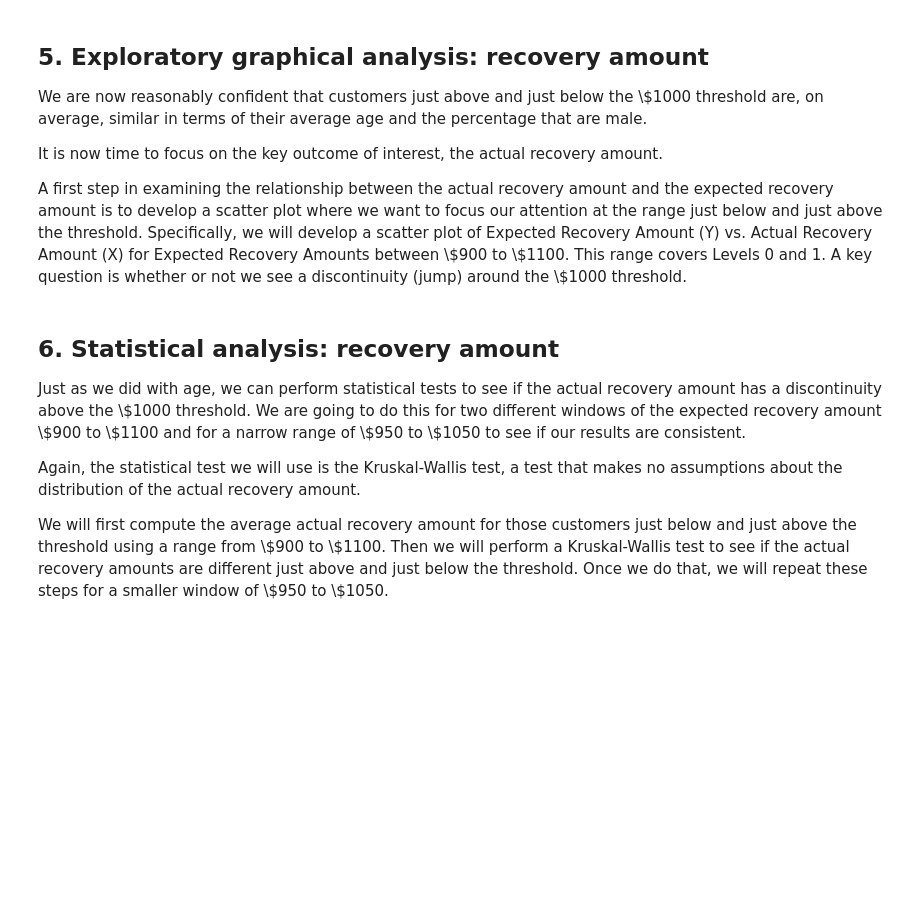
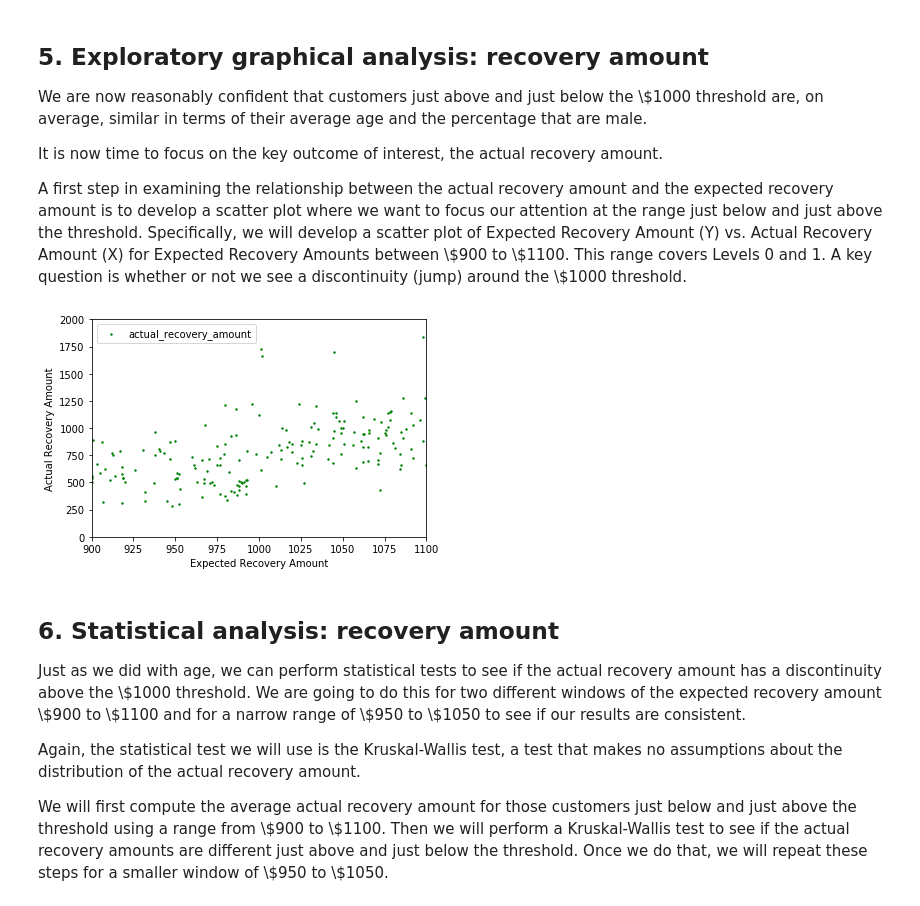
Before and after one commit to StephaniePC1/Which-Debts-Are-Worth-the-Banks-Effort, a Jupyter notebook: notebook.ipynb, the cells around one changed output. Cells and saved outputs as stored; diff of their text form; code cells hidden in the pictures; blank space fills up the shorter version.

```diff
--- a/notebook.ipynb
+++ b/notebook.ipynb
@@ -78,13 +95,15 @@ chi2_stat, p_val, dof, ex = stats.chi2_contingency(...)
 <p>A first step in examining the relationship between the actual recovery amount and the expected recovery amount is to develop a scatter plot where we want to focus our attention at the range just below and just above the threshold. Specifically, we will develop a scatter plot of Expected Recovery Amount (Y) vs. Actual Recovery Amount (X) for Expected Recovery Amounts between \$900 to \$1100.  This range covers Levels 0 and 1.  A key question is whether or not we see a discontinuity (jump) around the \$1000 threshold.</p>
 # %%
 # Scatter plot of Actual Recovery Amount vs. Expected Recovery Amount
-plt.scatter(x=df['...'], y=df['...'], c="g", s=2)
+plt.scatter(x=df['expected_recovery_amount'], y=df['actual_recovery_amount'], c="g", s=2)
 plt.xlim(900, 1100)
 plt.ylim(0, 2000)
-plt.xlabel("...")
-plt.ylabel("...")
+plt.xlabel("Expected Recovery Amount")
+plt.ylabel("Actual Recovery Amount")
 plt.legend(loc=2)
-# ... YOUR CODE FOR TASK 5 ...
+plt.show()
+# %% [output]
+[figure, added]
 # %% [markdown]
 ## 6. Statistical analysis:  recovery amount
 <p>Just as we did with age, we can perform statistical tests to see if the actual recovery amount has a discontinuity above the \$1000 threshold. We are going to do this for two different windows of the expected recovery amount \$900 to \$1100 and for a narrow range of \$950 to \$1050 to see if our results are consistent.</p>
```
Also changed, not shown: parts of 8 cells of this notebook.
